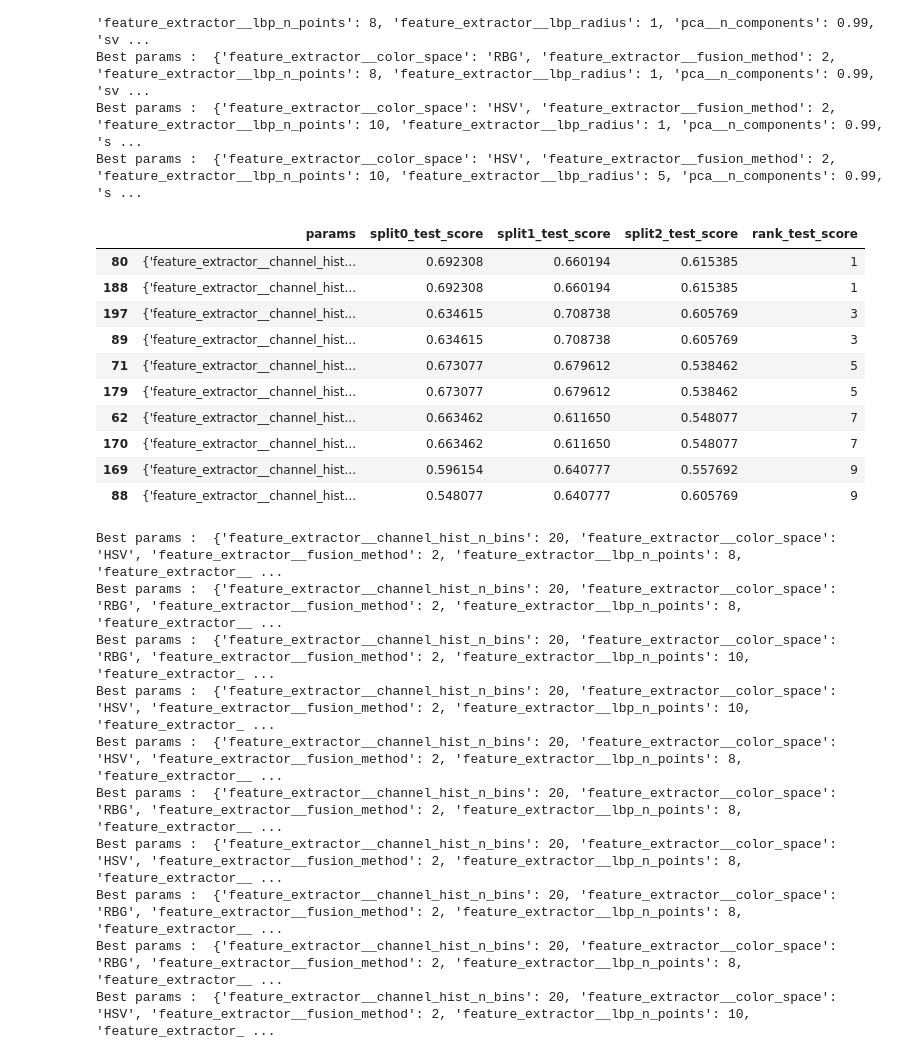
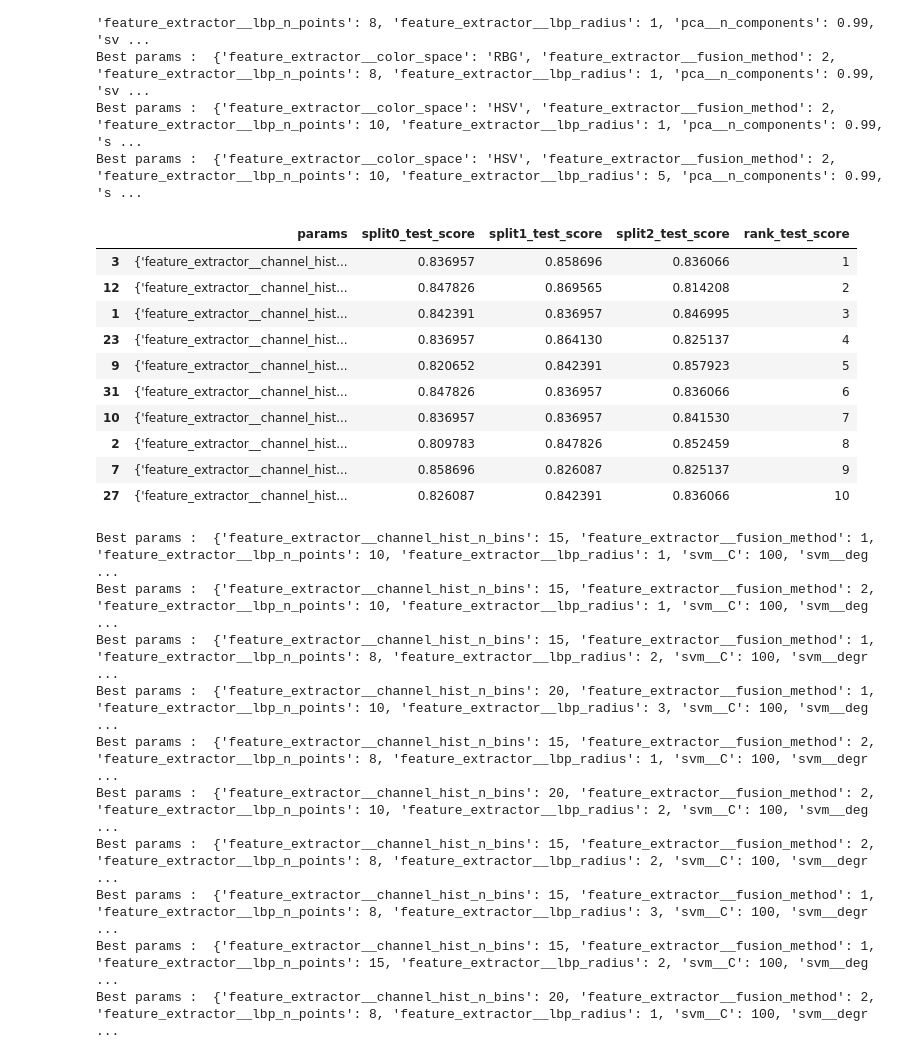
Before and after one commit to david-olivier-cs/DJI-tree-detection, a Jupyter notebook: notebooks/Grid search results.ipynb, the cells around one changed output. Drawn from its saved outputs; the diff is of its cells as text; code cells hidden in the pictures.

```diff
--- a/notebooks/Grid search results.ipynb
+++ b/notebooks/Grid search results.ipynb
@@ -221,41 +221,41 @@ Best params :  {'feature_extractor__color_space': 'RBG', 'feature_extractor__fus
 Best params :  {'feature_extractor__color_space': 'HSV', 'feature_extractor__fusion_method': 2, 'feature_extractor__lbp_n_points': 10, 'feature_extractor__lbp_radius': 1, 'pca__n_components': 0.99, 's ...
 Best params :  {'feature_extractor__color_space': 'HSV', 'feature_extractor__fusion_method': 2, 'feature_extractor__lbp_n_points': 10, 'feature_extractor__lbp_radius': 5, 'pca__n_components': 0.99, 's ...
 # %%
-''' LBP texture descriptor grid search '''
+''' Latest SVM grid search RBG (20 X 20) '''
 
 import pandas as pd
 import pickle
 
-target_file = "texture_grid/search_results_20.pickle"
+target_file = "latest_grid/search_results_20_RGB.pickle"
 
 with open(target_file, 'rb') as f_handle:
     data_dict = pickle.load(f_handle)
     result_frame = pd.DataFrame.from_dict(data_dict)
     result_frame = result_frame[['params','split0_test_score', 'split1_test_score', 'split2_test_score', 'rank_test_score']]
     result_frame = result_frame.sort_values(by=['rank_test_score'])[ : 10]
     display(result_frame)
 
 for i in range(10):
     print("Best params : ", result_frame.iloc[i]["params"])
 # %% [output]
 |  | params | split0_test_score | split1_test_score | split2_test_score | rank_test_score |
-| 80 | {'feature_extractor__channel_hist... | 0.692308 | 0.660194 | 0.615385 | 1 |
-| 188 | {'feature_extractor__channel_hist... | 0.692308 | 0.660194 | 0.615385 | 1 |
-| 197 | {'feature_extractor__channel_hist... | 0.634615 | 0.708738 | 0.605769 | 3 |
-| 89 | {'feature_extractor__channel_hist... | 0.634615 | 0.708738 | 0.605769 | 3 |
-| 71 | {'feature_extractor__channel_hist... | 0.673077 | 0.679612 | 0.538462 | 5 |
-| 179 | {'feature_extractor__channel_hist... | 0.673077 | 0.679612 | 0.538462 | 5 |
-| 62 | {'feature_extractor__channel_hist... | 0.663462 | 0.611650 | 0.548077 | 7 |
-| 170 | {'feature_extractor__channel_hist... | 0.663462 | 0.611650 | 0.548077 | 7 |
-| 169 | {'feature_extractor__channel_hist... | 0.596154 | 0.640777 | 0.557692 | 9 |
-| 88 | {'feature_extractor__channel_hist... | 0.548077 | 0.640777 | 0.605769 | 9 |
+| 3 | {'feature_extractor__channel_hist... | 0.836957 | 0.858696 | 0.836066 | 1 |
+| 12 | {'feature_extractor__channel_hist... | 0.847826 | 0.869565 | 0.814208 | 2 |
+| 1 | {'feature_extractor__channel_hist... | 0.842391 | 0.836957 | 0.846995 | 3 |
+| 23 | {'feature_extractor__channel_hist... | 0.836957 | 0.864130 | 0.825137 | 4 |
+| 9 | {'feature_extractor__channel_hist... | 0.820652 | 0.842391 | 0.857923 | 5 |
+| 31 | {'feature_extractor__channel_hist... | 0.847826 | 0.836957 | 0.836066 | 6 |
+| 10 | {'feature_extractor__channel_hist... | 0.836957 | 0.836957 | 0.841530 | 7 |
+| 2 | {'feature_extractor__channel_hist... | 0.809783 | 0.847826 | 0.852459 | 8 |
+| 7 | {'feature_extractor__channel_hist... | 0.858696 | 0.826087 | 0.825137 | 9 |
+| 27 | {'feature_extractor__channel_hist... | 0.826087 | 0.842391 | 0.836066 | 10 |
-Best params :  {'feature_extractor__channel_hist_n_bins': 20, 'feature_extractor__color_space': 'HSV', 'feature_extractor__fusion_method': 2, 'feature_extractor__lbp_n_points': 8, 'feature_extractor__ ...
-Best params :  {'feature_extractor__channel_hist_n_bins': 20, 'feature_extractor__color_space': 'RBG', 'feature_extractor__fusion_method': 2, 'feature_extractor__lbp_n_points': 8, 'feature_extractor__ ...
-Best params :  {'feature_extractor__channel_hist_n_bins': 20, 'feature_extractor__color_space': 'RBG', 'feature_extractor__fusion_method': 2, 'feature_extractor__lbp_n_points': 10, 'feature_extractor_ ...
-Best params :  {'feature_extractor__channel_hist_n_bins': 20, 'feature_extractor__color_space': 'HSV', 'feature_extractor__fusion_method': 2, 'feature_extractor__lbp_n_points': 10, 'feature_extractor_ ...
-Best params :  {'feature_extractor__channel_hist_n_bins': 20, 'feature_extractor__color_space': 'HSV', 'feature_extractor__fusion_method': 2, 'feature_extractor__lbp_n_points': 8, 'feature_extractor__ ...
-Best params :  {'feature_extractor__channel_hist_n_bins': 20, 'feature_extractor__color_space': 'RBG', 'feature_extractor__fusion_method': 2, 'feature_extractor__lbp_n_points': 8, 'feature_extractor__ ...
-Best params :  {'feature_extractor__channel_hist_n_bins': 20, 'feature_extractor__color_space': 'HSV', 'feature_extractor__fusion_method': 2, 'feature_extractor__lbp_n_points': 8, 'feature_extractor__ ...
-Best params :  {'feature_extractor__channel_hist_n_bins': 20, 'feature_extractor__color_space': 'RBG', 'feature_extractor__fusion_method': 2, 'feature_extractor__lbp_n_points': 8, 'feature_extractor__ ...
-Best params :  {'feature_extractor__channel_hist_n_bins': 20, 'feature_extractor__color_space': 'RBG', 'feature_extractor__fusion_method': 2, 'feature_extractor__lbp_n_points': 8, 'feature_extractor__ ...
-Best params :  {'feature_extractor__channel_hist_n_bins': 20, 'feature_extractor__color_space': 'HSV', 'feature_extractor__fusion_method': 2, 'feature_extractor__lbp_n_points': 10, 'feature_extractor_ ...
+Best params :  {'feature_extractor__channel_hist_n_bins': 15, 'feature_extractor__fusion_method': 1, 'feature_extractor__lbp_n_points': 10, 'feature_extractor__lbp_radius': 1, 'svm__C': 100, 'svm__deg ...
+Best params :  {'feature_extractor__channel_hist_n_bins': 15, 'feature_extractor__fusion_method': 2, 'feature_extractor__lbp_n_points': 10, 'feature_extractor__lbp_radius': 1, 'svm__C': 100, 'svm__deg ...
+Best params :  {'feature_extractor__channel_hist_n_bins': 15, 'feature_extractor__fusion_method': 1, 'feature_extractor__lbp_n_points': 8, 'feature_extractor__lbp_radius': 2, 'svm__C': 100, 'svm__degr ...
+Best params :  {'feature_extractor__channel_hist_n_bins': 20, 'feature_extractor__fusion_method': 1, 'feature_extractor__lbp_n_points': 10, 'feature_extractor__lbp_radius': 3, 'svm__C': 100, 'svm__deg ...
+Best params :  {'feature_extractor__channel_hist_n_bins': 15, 'feature_extractor__fusion_method': 2, 'feature_extractor__lbp_n_points': 8, 'feature_extractor__lbp_radius': 1, 'svm__C': 100, 'svm__degr ...
+Best params :  {'feature_extractor__channel_hist_n_bins': 20, 'feature_extractor__fusion_method': 2, 'feature_extractor__lbp_n_points': 10, 'feature_extractor__lbp_radius': 2, 'svm__C': 100, 'svm__deg ...
+Best params :  {'feature_extractor__channel_hist_n_bins': 15, 'feature_extractor__fusion_method': 2, 'feature_extractor__lbp_n_points': 8, 'feature_extractor__lbp_radius': 2, 'svm__C': 100, 'svm__degr ...
+Best params :  {'feature_extractor__channel_hist_n_bins': 15, 'feature_extractor__fusion_method': 1, 'feature_extractor__lbp_n_points': 8, 'feature_extractor__lbp_radius': 3, 'svm__C': 100, 'svm__degr ...
+Best params :  {'feature_extractor__channel_hist_n_bins': 15, 'feature_extractor__fusion_method': 1, 'feature_extractor__lbp_n_points': 15, 'feature_extractor__lbp_radius': 2, 'svm__C': 100, 'svm__deg ...
+Best params :  {'feature_extractor__channel_hist_n_bins': 20, 'feature_extractor__fusion_method': 2, 'feature_extractor__lbp_n_points': 8, 'feature_extractor__lbp_radius': 1, 'svm__C': 100, 'svm__degr ...
```
Also changed, not shown: parts of 3 cells of this notebook, 10 other files.
